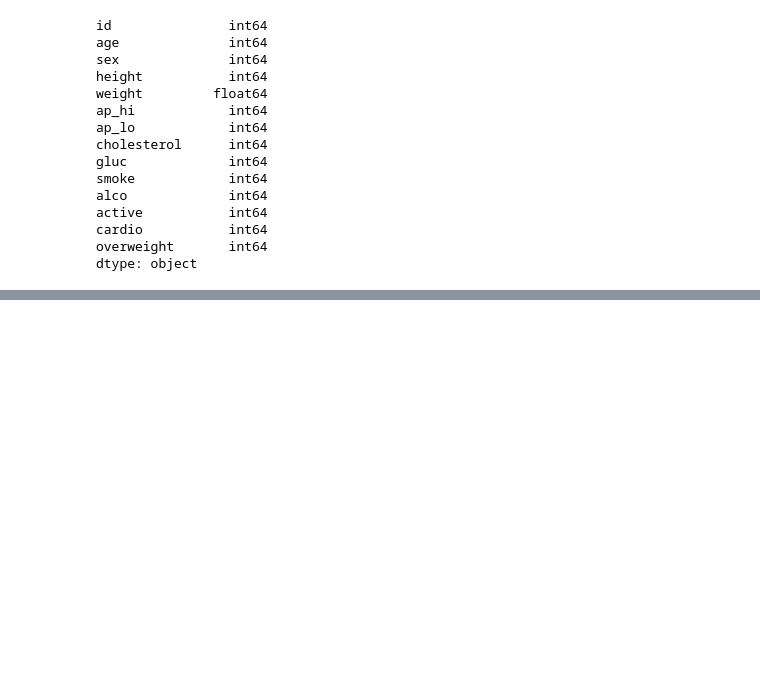
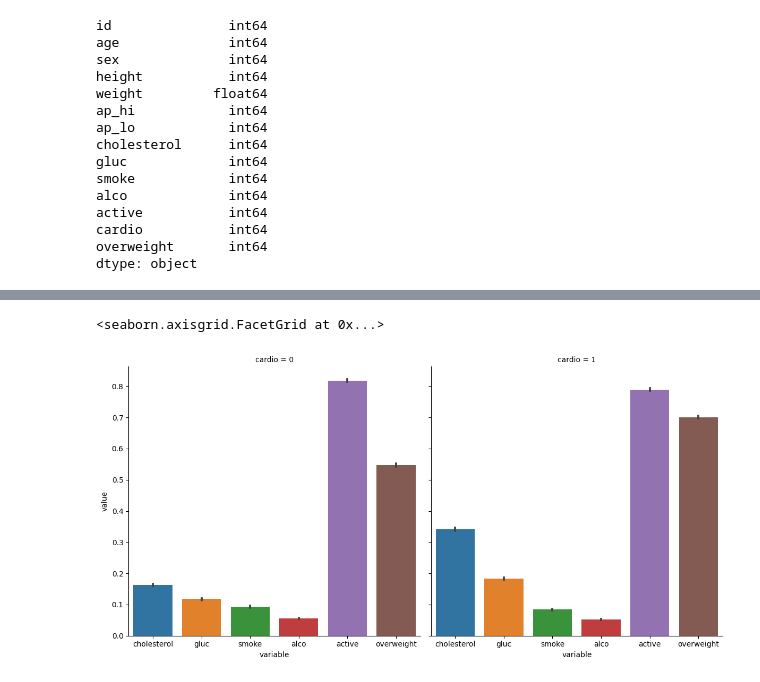
Before and after one commit to abeflores/Data_Analysis_with_Python, a Jupyter notebook: medical_data_visualizer.ipynb, the cells around one changed output, grey strips where cells are left out. Cells and saved outputs as stored; diff of their text form; code cells hidden in the pictures; blank space fills up the shorter version.

```diff
--- a/medical_data_visualizer.ipynb
+++ b/medical_data_visualizer.ipynb
@@ -163,3 +163,12 @@ df_cat.head()
 | 2 | 1 | cholesterol | 1 |
 | 3 | 1 | cholesterol | 0 |
 | 4 | 0 | cholesterol | 0 |
+# %%
+import seaborn as sns
+
+sns.catplot(
+    data=df_cat, x="variable", y="value", col="cardio",
+    kind="bar", height=6)
+# %% [output]
+<seaborn.axisgrid.FacetGrid at 0x...>
+[figure, added]
```
Also changed, not shown: parts of 1 cell of this notebook.
